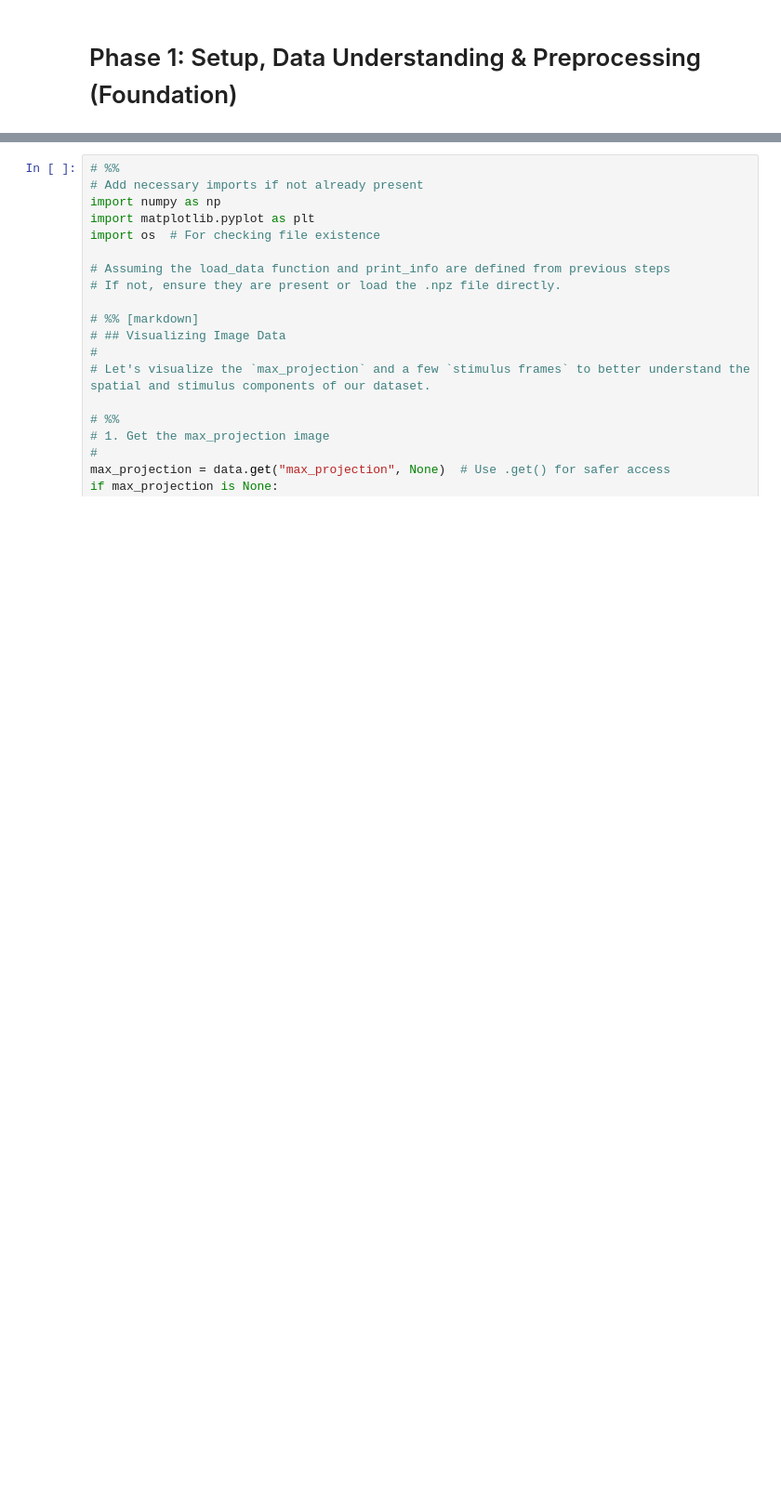
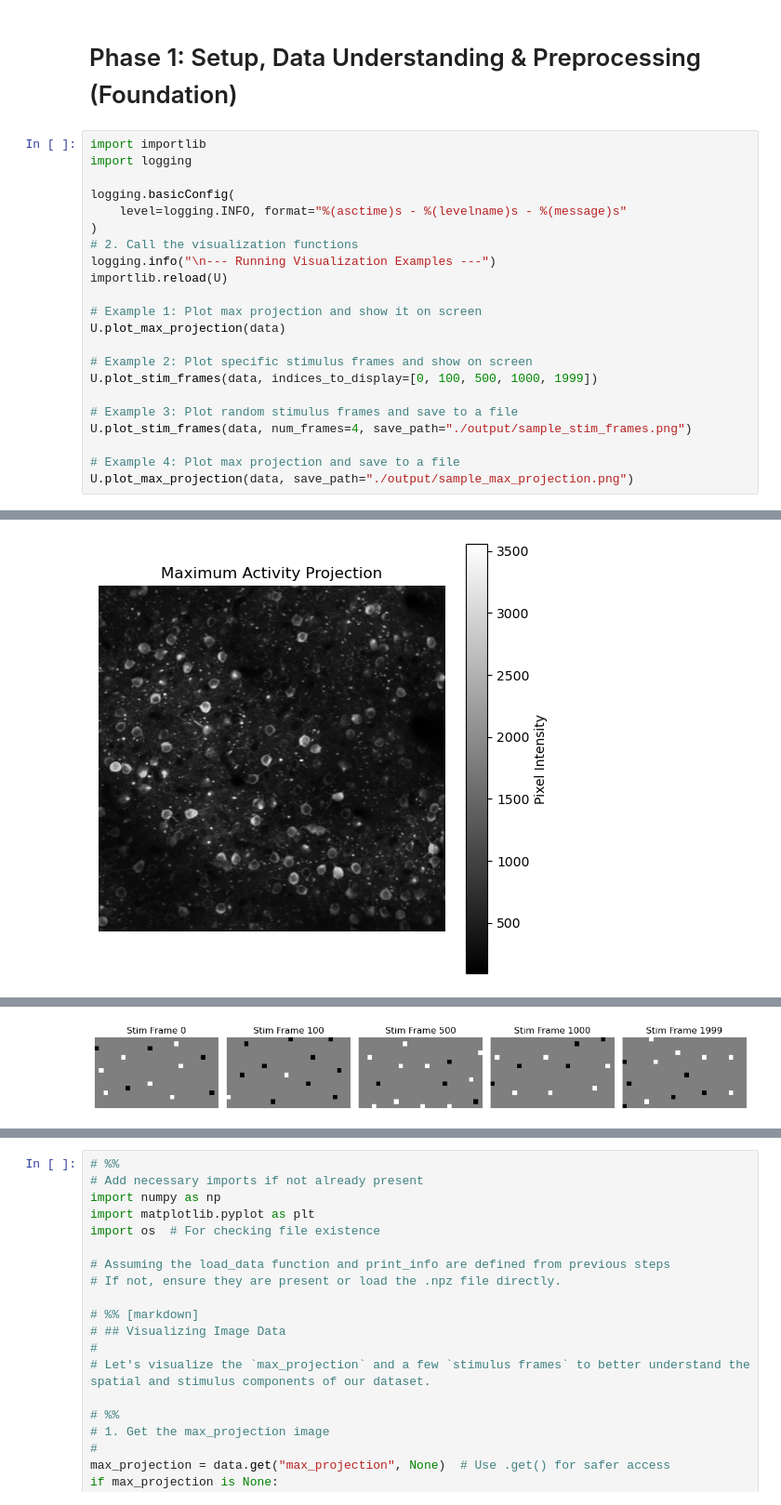
Before and after one commit to ak-andreas/nds-final-project-summer25, a Jupyter notebook: practical02.ipynb, the cells around one changed output, grey strips where cells are left out. Shown at 93% size. Drawn from its saved outputs; the diff is of its cells as text; blank space fills up the shorter version.

Commit message:
wip: move sample generation to utils file.

```diff
--- a/practical02.ipynb
+++ b/practical02.ipynb
@@ -225,2 +107,25 @@ File 8: t.npy
 # %% [markdown]
 # Phase 1: Setup, Data Understanding & Preprocessing (Foundation)
+# %%
+import importlib
+import logging
+
+logging.basicConfig(
+    level=logging.INFO, format="%(asctime)s - %(levelname)s - %(message)s"
+)
+# 2. Call the visualization functions
+logging.info("\n--- Running Visualization Examples ---")
+importlib.reload(U)
+
+# Example 1: Plot max projection and show it on screen
+U.plot_max_projection(data)
+
+# Example 2: Plot specific stimulus frames and show on screen
+U.plot_stim_frames(data, indices_to_display=[0, 100, 500, 1000, 1999])
+
+# Example 3: Plot random stimulus frames and save to a file
+U.plot_stim_frames(data, num_frames=4, save_path="./output/sample_stim_frames.png")
+
+# Example 4: Plot max projection and save to a file
+U.plot_max_projection(data, save_path="./output/sample_max_projection.png")
+# %% [output]
@@ -226,0 +135 @@ File 8: t.npy
+[figure, added]
@@ -226,0 +139 @@ File 8: t.npy
+[figure, added]
```
Also changed, not shown: parts of 3 cells of this notebook, 4 other files.
